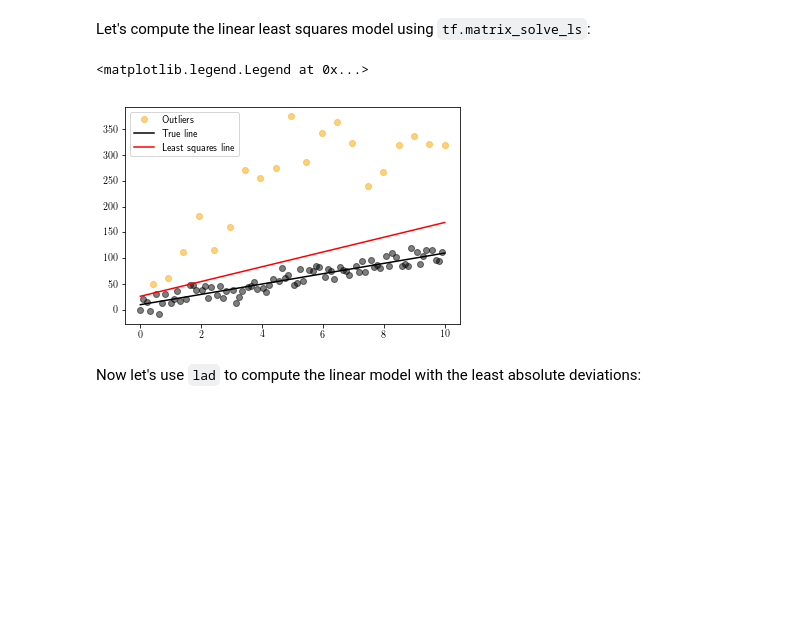
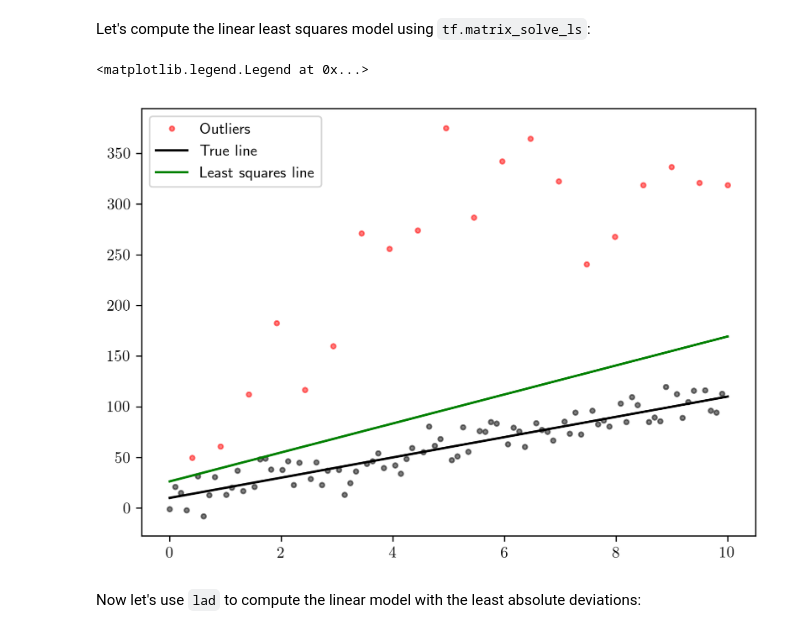
Before and after one commit to mirca/lad, a Jupyter notebook: python/docs/source/ipython_notebooks/getting-started.ipynb, the cells around one changed output. Cells and saved outputs as stored; diff of their text form; code cells hidden in the pictures; blank space fills up the shorter version.

```diff
--- a/python/docs/source/ipython_notebooks/getting-started.ipynb
+++ b/python/docs/source/ipython_notebooks/getting-started.ipynb
@@ -9,6 +9,7 @@ import matplotlib.pyplot as plt
 from matplotlib import rcParams
 rcParams["figure.dpi"] = 300
 rcParams["savefig.dpi"] = 300
+rcParams['figure.figsize'] = [7, 5]
 rcParams["text.usetex"] = True
 # %%
 import tensorflow as tf
@@ -53,14 +54,14 @@ with tf.Session() as sess:
     coeffs = tf.matrix_solve_ls(X_tensor, y_tensor)
     m, b = sess.run(coeffs)
 # %%
-plt.plot(x[~mask], y[~mask], 'ok', alpha=.5)
-plt.plot(x[mask], y[mask], 'o', color='orange', alpha=.5, label='Outliers')
+plt.plot(x[~mask], y[~mask], 'ok', markersize=3., alpha=.5)
+plt.plot(x[mask], y[mask], 'o', markersize=3., color='red', alpha=.5, label='Outliers')
 plt.plot(x, 10 * x + 10, 'k', label="True line")
-plt.plot(x, m * x + b, 'r', label="Least squares line")
+plt.plot(x, m * x + b, 'g', label="Least squares line")
 plt.legend()
 # %% [output]
 <matplotlib.legend.Legend at 0x...>
-[figure, old version]
+[figure, new version]
 # %% [markdown]
 Now let's use ``lad`` to compute the linear model with the least absolute deviations:
 # %%
```
Also changed, not shown: parts of 4 cells of this notebook, 1 other file.
